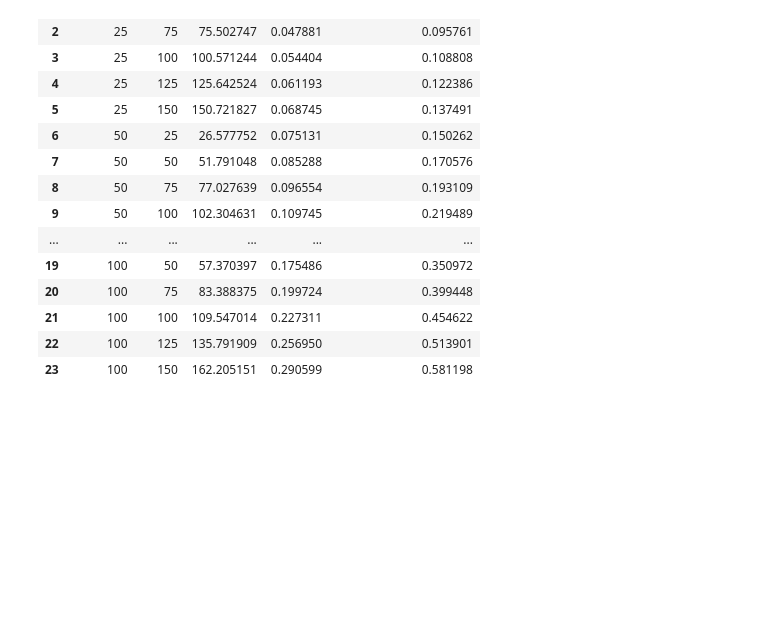
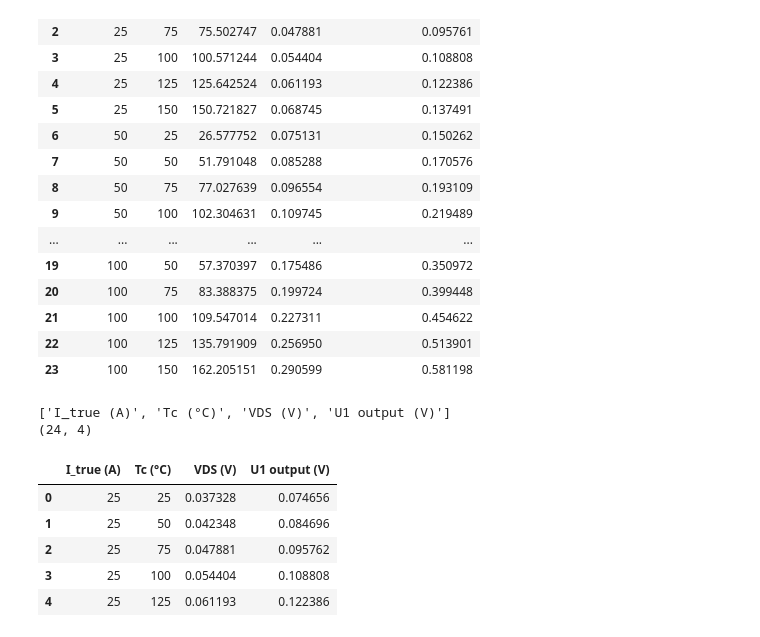
Before and after one commit to insu5177/temperature-compensated-mosfet-current-sensing, a Jupyter notebook: notebooks/03_u1_sensing_validation.ipynb, the cells around one changed output. Saved outputs shown, nothing was run; the diff lists cells and outputs as text; code cells hidden in the pictures; blank space fills up the shorter version.

```diff
--- a/notebooks/03_u1_sensing_validation.ipynb
+++ b/notebooks/03_u1_sensing_validation.ipynb
@@ -120,3 +120,22 @@ df_u1_cases
 | 21 | 100 | 100 | 109.547014 | 0.227311 | 0.454622 |
 | 22 | 100 | 125 | 135.791909 | 0.256950 | 0.513901 |
 | 23 | 100 | 150 | 162.205151 | 0.290599 | 0.581198 |
+# %%
+df_u1_result = pd.read_csv(
+    "../data/processed/u1_24case_outputs.csv",
+    encoding="utf-8-sig"
+)
+
+print(df_u1_result.columns.tolist())
+print(df_u1_result.shape)
+
+df_u1_result.head()
+# %% [output]
+['I_true (A)', 'Tc (°C)', 'VDS (V)', 'U1 output (V)']
+(24, 4)
+|  | I_true (A) | Tc (°C) | VDS (V) | U1 output (V) |
+| 0 | 25 | 25 | 0.037328 | 0.074656 |
+| 1 | 25 | 50 | 0.042348 | 0.084696 |
+| 2 | 25 | 75 | 0.047881 | 0.095762 |
+| 3 | 25 | 100 | 0.054404 | 0.108808 |
+| 4 | 25 | 125 | 0.061193 | 0.122386 |
```
Also changed, not shown: parts of 4 cells of this notebook, 2 other files.
